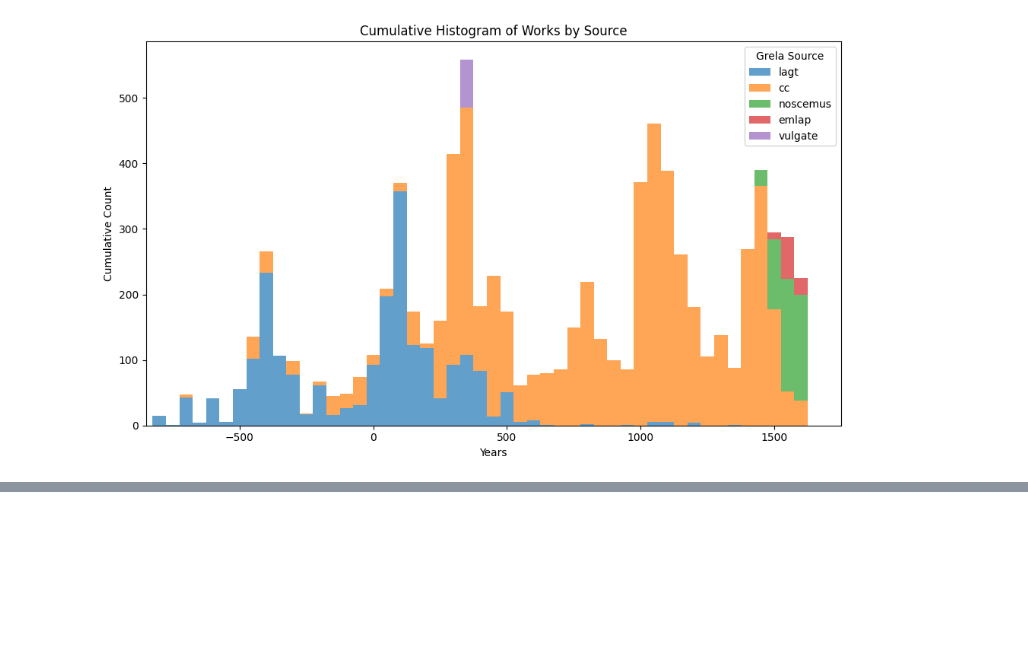
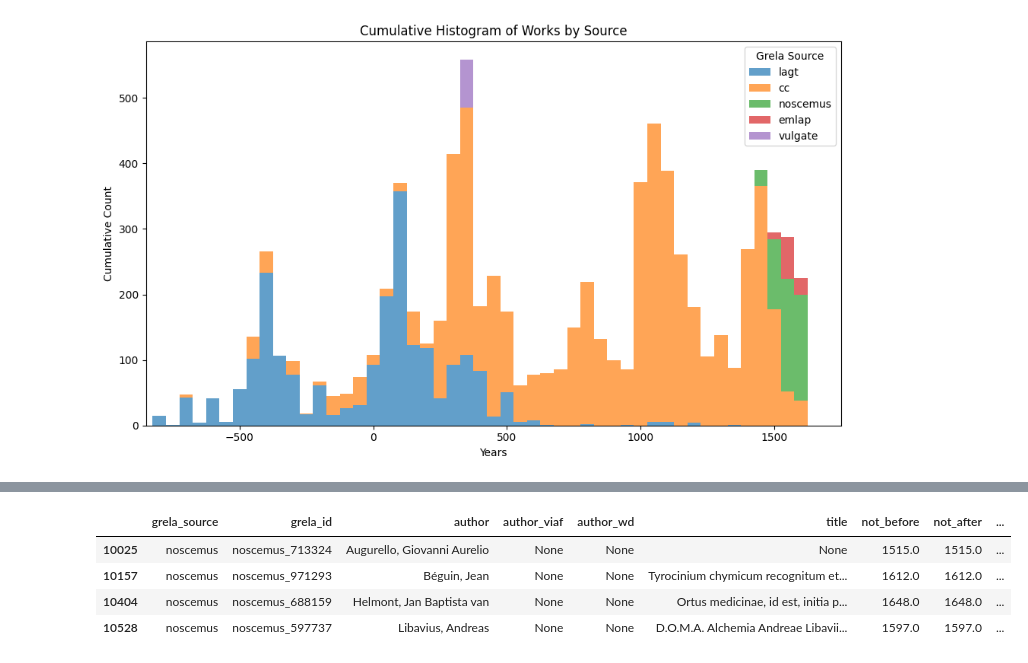
Before and after one commit to CCS-ZCU/GreLa, a Jupyter notebook: scripts/1_merge-metadata.ipynb, the cells around one changed output, grey strips where cells are left out. Saved outputs shown, nothing was run; the diff lists cells and outputs as text; code cells hidden in the pictures; blank space fills up the shorter version.

```diff
--- a/scripts/1_merge-metadata.ipynb
+++ b/scripts/1_merge-metadata.ipynb
@@ -393,0 +424,9 @@ grela_works_metadata.to_parquet("../data/grela_works_metadata.parquet", index=Fa
+# %%
+noscemus_emlap_ids = ['713324', '26765', '597737', '971293', '688159']
+grela_works_metadata[grela_works_metadata["grela_id"].apply(lambda x: (x[:8] == "noscemus") and  (x[9:] in noscemus_emlap_ids))]
+# %% [output]
+|  | grela_source | grela_id | author | author_viaf | author_wd | title | not_before | not_after | ... |
+| 10025 | noscemus | noscemus_713324 | Augurello, Giovanni Aurelio | None | None | None | 1515.0 | 1515.0 | ... |
+| 10157 | noscemus | noscemus_971293 | Béguin, Jean | None | None | Tyrocinium chymicum recognitum et... | 1612.0 | 1612.0 | ... |
+| 10404 | noscemus | noscemus_688159 | Helmont, Jan Baptista van | None | None | Ortus medicinae, id est, initia p... | 1648.0 | 1648.0 | ... |
+| 10528 | noscemus | noscemus_597737 | Libavius, Andreas | None | None | D.O.M.A. Alchemia Andreae Libavii... | 1597.0 | 1597.0 | ... |
```
Also changed, not shown: parts of 18 cells of this notebook, 8 other files.
